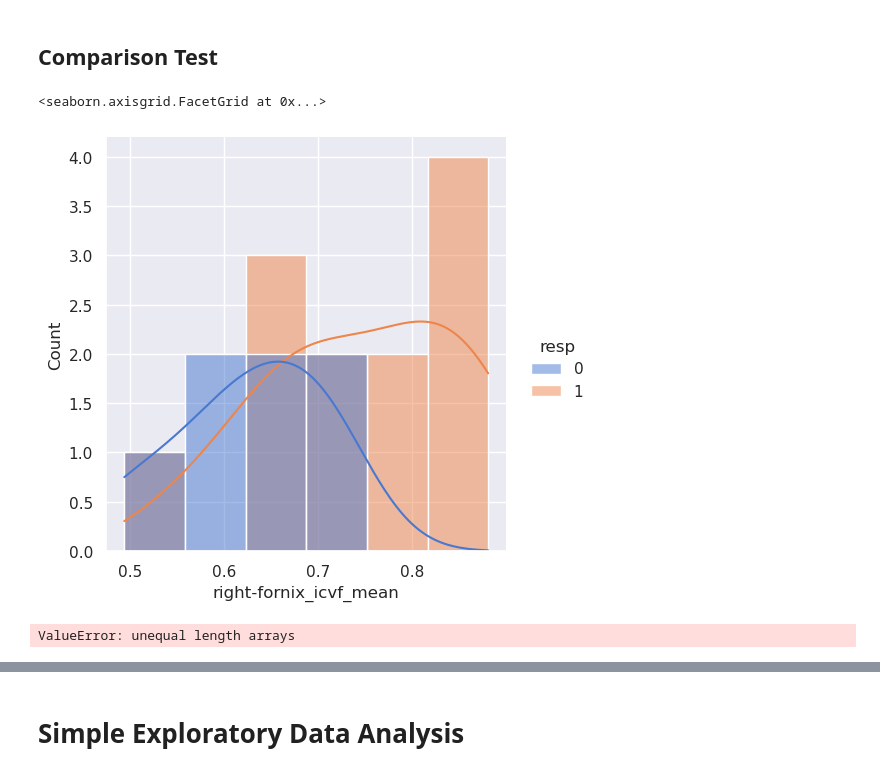
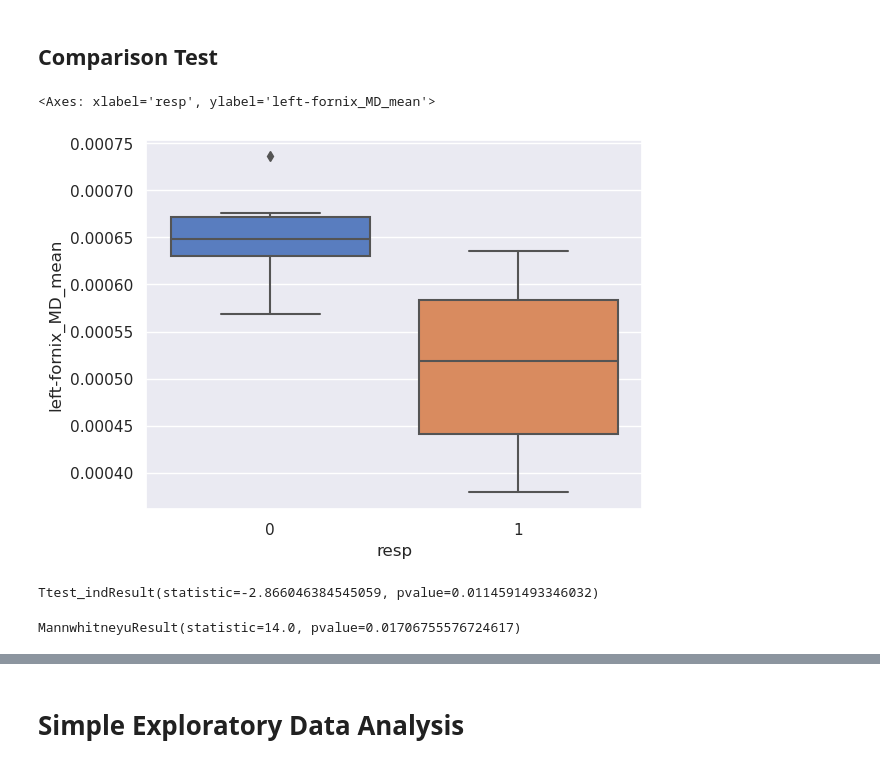
Before and after one commit to PiLAB-Medical-Imaging/TFE23-740_Epilepsy, a Jupyter notebook: src/analysis.ipynb, the cells around one changed output, grey strips where cells are left out. Drawn from its saved outputs; the diff is of its cells as text; code cells hidden in the pictures.

```diff
--- a/src/analysis.ipynb
+++ b/src/analysis.ipynb
@@ -527,17 +527,26 @@ sns.residplot(data=df, x="right-fornix_icvf_mean", y="right-fornix_fintra_mean",
 [figure]
 # %% [markdown]
 ## Comparison Test
-# %%
-sns.displot(df, x="right-fornix_icvf_mean", hue="resp", kde=True)
-# %% [output]
-<seaborn.axisgrid.FacetGrid at 0x...>
-[figure, removed]
+# %%
+sns.boxplot(df, y="left-fornix_MD_mean", x="resp")
+# %% [output]
+<Axes: xlabel='resp', ylabel='left-fornix_MD_mean'>
+[figure, added]
 # %%
-from scipy.stats import ttest_rel
+from scipy.stats import ttest_ind
 
+noResp = df["right-fornix_icvf_mean"][df["resp"] == 0]
 resp = df["right-fornix_icvf_mean"][df["resp"] == 1]
-noResp = df["right-fornix_icvf_mean"][df["resp"] == 0]
 
-ttest_rel(resp, noResp)
+ttest_ind(noResp, resp, equal_var=False, alternative="two-sided")
 # %% [output]
-ValueError: unequal length arrays
+Ttest_indResult(statistic=-2.866046384545059, pvalue=0.0114591493346032)
+# %%
+from scipy.stats import mannwhitneyu
+
+noResp = df["right-fornix_icvf_mean"][df["resp"] == 0]
+resp = df["right-fornix_icvf_mean"][df["resp"] == 1]
+
+mannwhitneyu(noResp, resp, alternative="two-sided", method="auto")
+# %% [output]
+MannwhitneyuResult(statistic=14.0, pvalue=0.01706755576724617)
```
Also changed, not shown: parts of 6 cells of this notebook, 4 other files.
